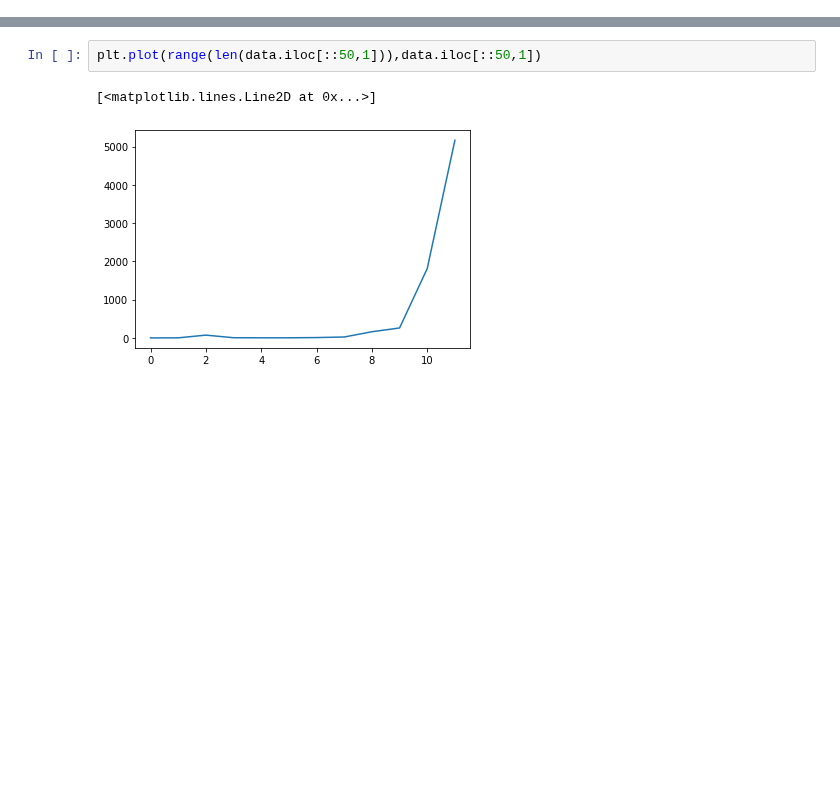
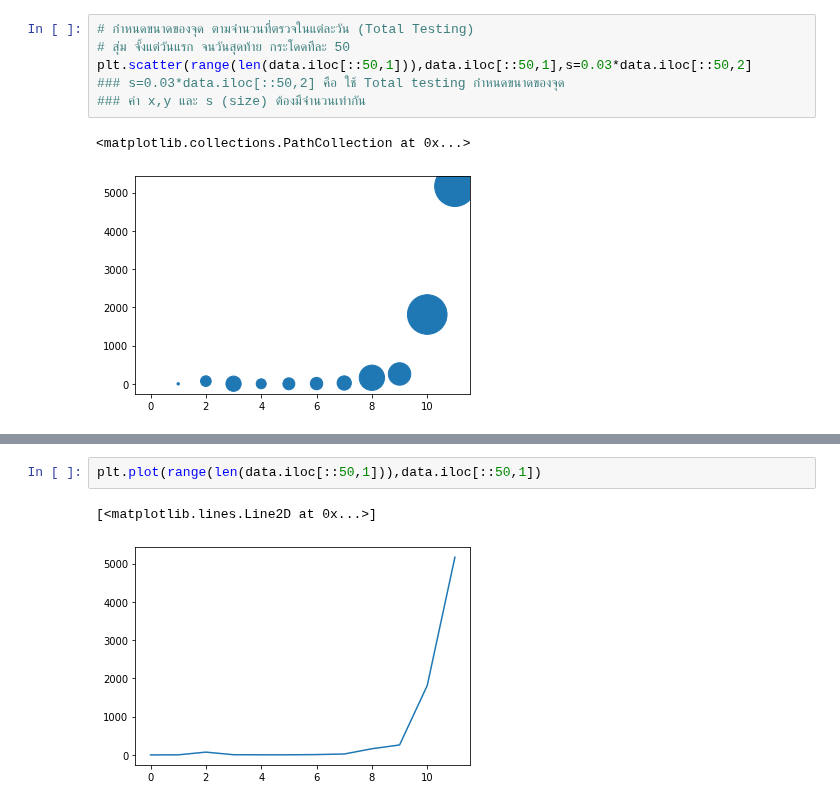
Before and after one commit to Khamsaen2489/DWDM21, a Jupyter notebook: Data_Visualization.ipynb, the cells around one changed output, grey strips where cells are left out. Cells and saved outputs as stored; diff of their text form; blank space fills up the shorter version.

```diff
--- a/Data_Visualization.ipynb
+++ b/Data_Visualization.ipynb
@@ -150,0 +104,9 @@ plt.scatter(range(len(data.iloc[::50,1])),data.iloc[::50,1],s=5500,c=[[1.,0.5,0]
+# %%
+# กำหนดขนาดของจุด ตามจำนวนที่ตรวจในแต่ละวัน (Total Testing)
+# สุ่ม จั้งแต่วันแรก จนวันสุดท้าย กระโดดทีละ 50
+plt.scatter(range(len(data.iloc[::50,1])),data.iloc[::50,1],s=0.03*data.iloc[::50,2]
+### s=0.03*data.iloc[::50,2] คือ ใช้ Total testing กำหนดขนาดของจุด
+### ค่า x,y และ s (size) ต้องมีจำนวนเท่ากัน
+# %% [output]
+<matplotlib.collections.PathCollection at 0x...>
+[figure, added]
```
Also changed, not shown: parts of 79 cells of this notebook.
